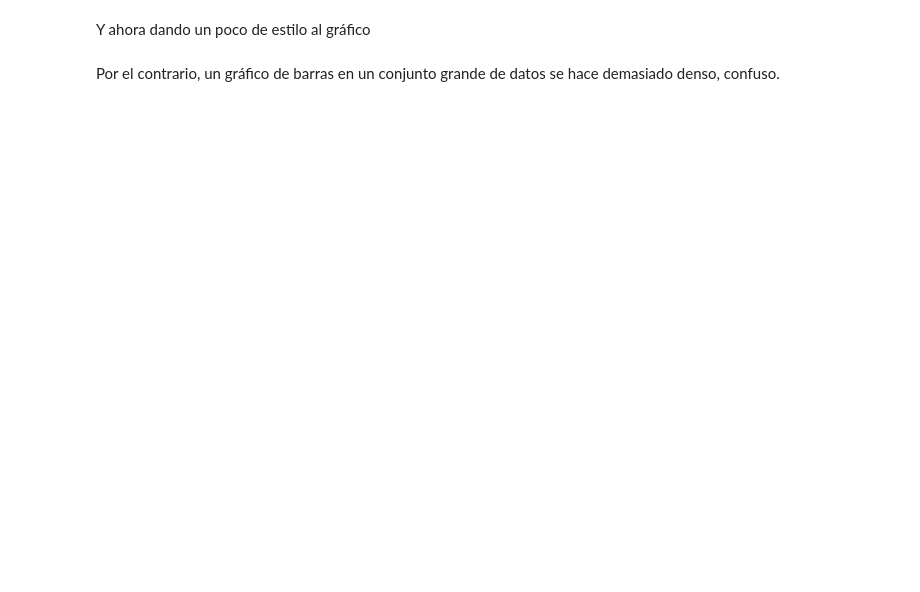
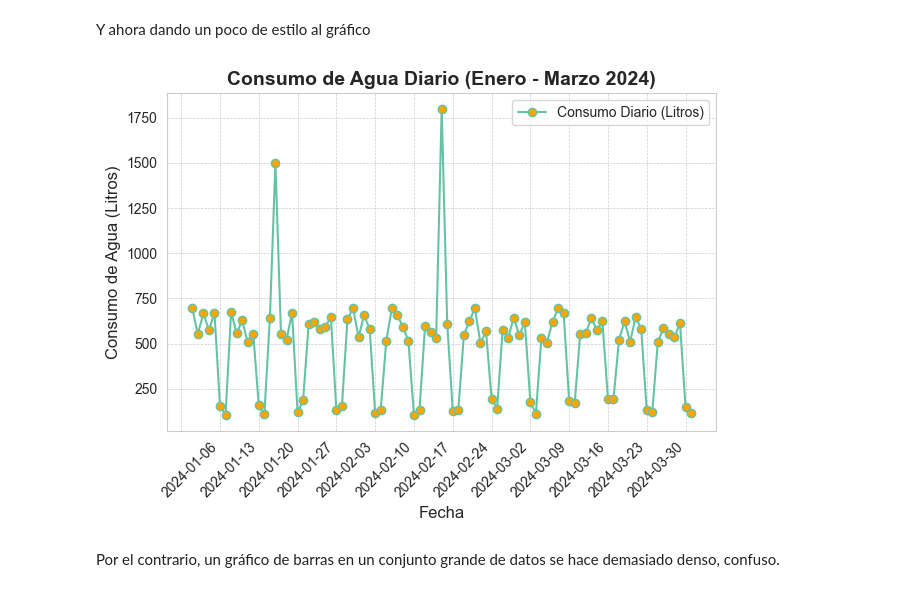
Before and after one commit to jorgballesteros/ibbi, a Jupyter notebook: M1. Introducción a la Programación en Python para la Ciencia de Datos/materiales/m1_e7_visualizacion_datos_agua.ipynb, the cells around one changed output. Saved outputs shown, nothing was run; the diff lists cells and outputs as text; code cells hidden in the pictures; blank space fills up the shorter version.

```diff
--- a/M1. Introducción a la Programación en Python para la Ciencia de Datos/materiales/m1_e7_visualizacion_datos_agua.ipynb
+++ b/M1. Introducción a la Programación en Python para la Ciencia de Datos/materiales/m1_e7_visualizacion_datos_agua.ipynb
@@ -81,32 +103,34 @@ Y ahora dando un poco de estilo al gráfico
 # %%
 import pandas as pd
 import matplotlib.pyplot as plt
 import matplotlib.dates as mdates
 
 # Dibujar la línea con un estilo más estilizado
-plt.plot(agua_df.index, agua_df['Consumo'], color='blue', linestyle='-', marker='o', markersize=6,
-         markerfacecolor='red', label='Consumo Diario (Litros)')
+plt.plot(agua_df.index, agua_df['Consumo'], linestyle='-', marker='o', markersize=6,
+         markerfacecolor='orange', label='Consumo Diario (Litros)')
 
 # Mejorar la visualización de los ejes
 plt.gca().xaxis.set_major_locator(mdates.WeekdayLocator(interval=1))  # Mostrar una marca por semana
 plt.xticks(rotation=45, ha='right')  # Rotar las fechas en el eje X
 
 # Añadir etiquetas y título
-plt.title('Consumo de Agua Diario (Enero - Marzo 2024)', fontsize=16, fontweight='bold')
+plt.title('Consumo de Agua Diario (Enero - Marzo 2024)', fontsize=14, fontweight='bold')
 plt.xlabel('Fecha', fontsize=12)
 plt.ylabel('Consumo de Agua (Litros)', fontsize=12)
 
 # Añadir una cuadrícula
 plt.grid(True, which='both', linestyle='--', linewidth=0.5)
 
 # Añadir leyenda
 plt.legend()
 
 # Ajustar los márgenes
 plt.tight_layout()
 
 # Mostrar el gráfico
 plt.show()
+# %% [output]
+[figure, added]
 # %% [markdown]
 Por el contrario, un gráfico de barras en un conjunto grande de datos se hace demasiado denso, confuso.
 # %%
```
Also changed, not shown: parts of 21 cells of this notebook, 10 other files.
